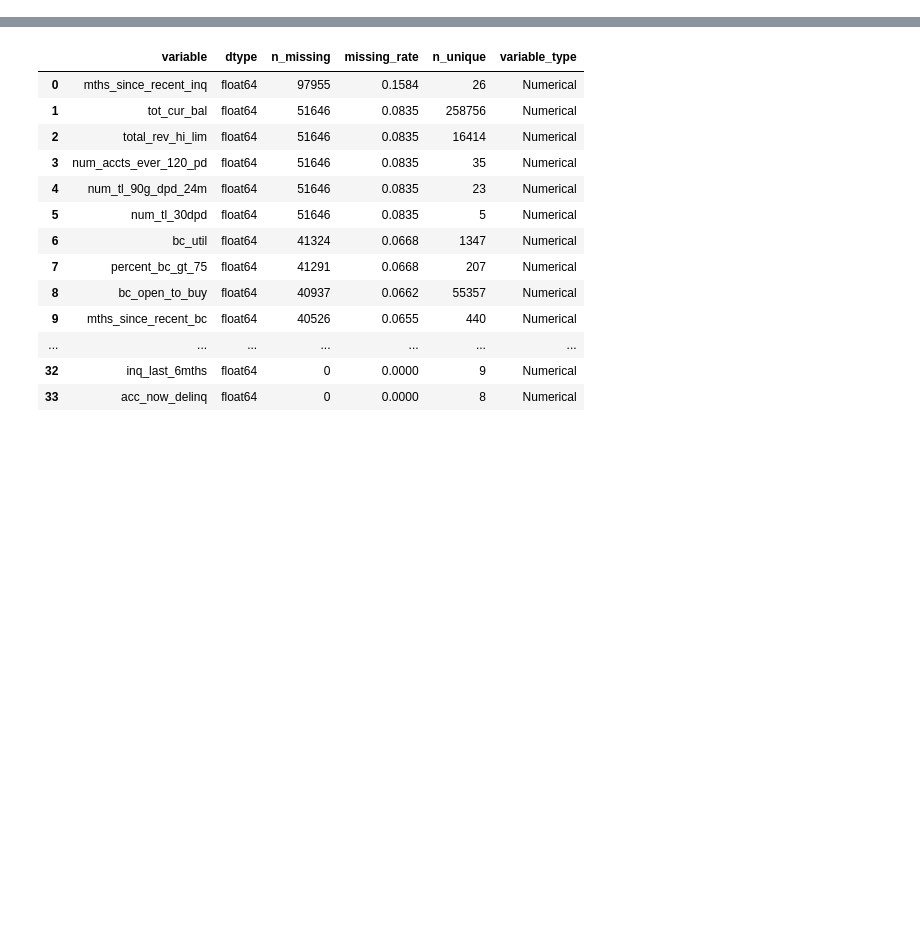
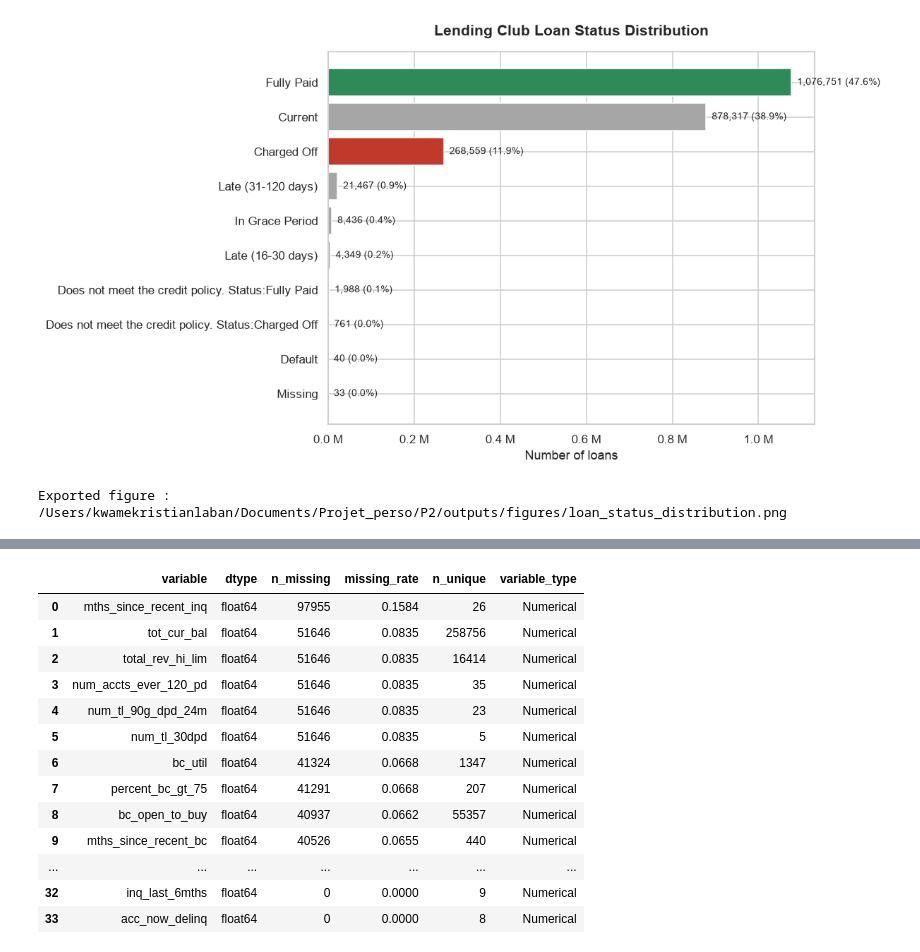
Before and after one commit to Kwame-K/credit-risk-scoring, a Jupyter notebook: notebooks/01_data_preparation.ipynb, the cells around one changed output, grey strips where cells are left out. Cells and saved outputs as stored; diff of their text form; code cells hidden in the pictures; blank space fills up the shorter version.

```diff
--- a/notebooks/01_data_preparation.ipynb
+++ b/notebooks/01_data_preparation.ipynb
@@ -1409,0 +372,63 @@ Variables catégorielles :
+# %%
+status_plot_df = status_summary.copy()
+
+status_plot_df["status_label"] = (
+    status_plot_df["loan_status"]
+    .fillna("Missing")
+    .astype(str)
+)
+
+status_plot_df = status_plot_df.sort_values(
+    "n_loans",
+    ascending=True
+)
+
+status_colors = np.where(
+    status_plot_df["loan_status"].isin(GOOD_STATUSES),
+    "#2E8B57",
+    np.where(
+        status_plot_df["loan_status"].isin(BAD_STATUSES),
+        "#C0392B",
+        "#A6A6A6"
+    )
+)
+
+fig, ax = plt.subplots(figsize=(11, 6))
+
+bars = ax.barh(
+    status_plot_df["status_label"],
+    status_plot_df["n_loans"],
+    color=status_colors
+)
+
+for bar, (_, row) in zip(bars, status_plot_df.iterrows()):
+    ax.text(
+        bar.get_width(),
+        bar.get_y() + bar.get_height() / 2,
+        f"  {row['n_loans']:,} ({row['share']:.1%})",
+        va="center",
+        fontsize=9
+    )
+
+ax.set_title(
+    "Lending Club Loan Status Distribution",
+    fontsize=14,
+    fontweight="bold",
+    pad=15
+)
+ax.set_xlabel("Number of loans")
+ax.set_ylabel("")
+ax.xaxis.set_major_formatter(
+    plt.FuncFormatter(lambda value, _: f"{value / 1_000_000:.1f} M")
+)
+
+plt.tight_layout()
+
+figure_path = OUTPUT_FIGURES_DIR / "loan_status_distribution.png"
+plt.savefig(figure_path, dpi=160, bbox_inches="tight")
+plt.show()
+
+print(f"Exported figure : {figure_path}")
+# %% [output]
+[figure, added]
+Exported figure : /Users/kwamekristianlaban/Documents/Projet_perso/P2/outputs/figures/loan_status_distribution.png
```
Also changed, not shown: parts of 137 cells of this notebook, 13 other files.
